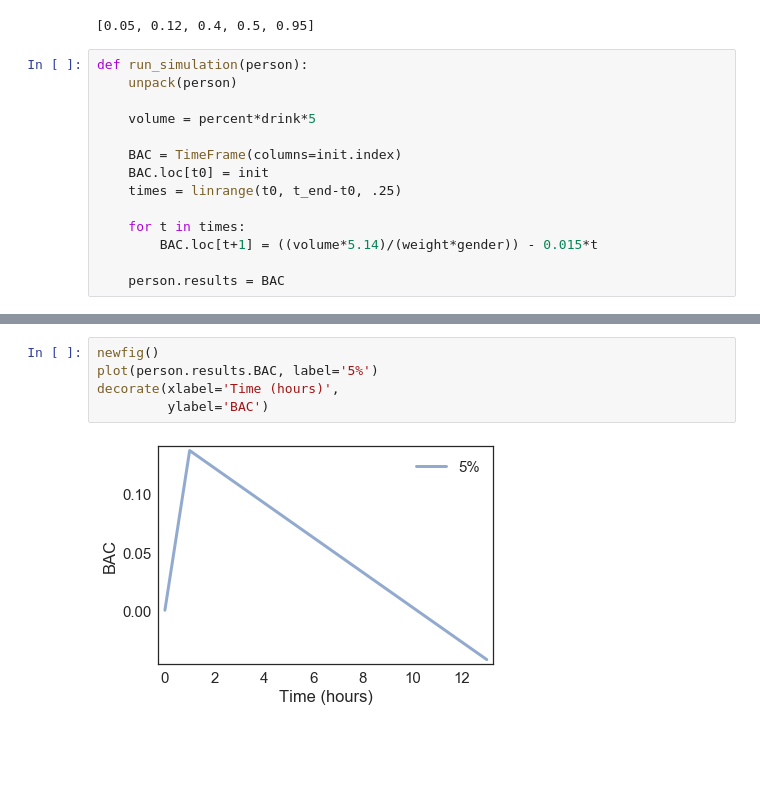
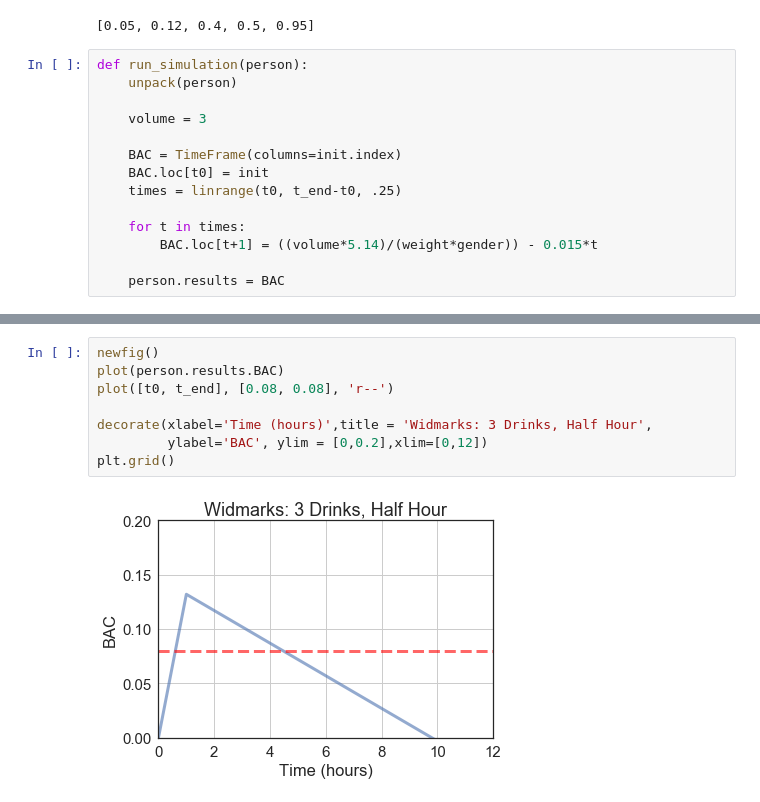
Before and after one commit to AlexFrye/ModSimPy, a Jupyter notebook: code/Project 2.ipynb, the cells around one changed output, grey strips where cells are left out. Saved outputs shown, nothing was run; the diff lists cells and outputs as text; blank space fills up the shorter version.

```diff
--- a/code/Project 2.ipynb
+++ b/code/Project 2.ipynb
@@ -59,7 +59,7 @@ drinks
 def run_simulation(person):
     unpack(person)
 
-    volume = percent*drink*5
+    volume = 3
 
     BAC = TimeFrame(columns=init.index)
     BAC.loc[t0] = init
@@ -93,7 +93,10 @@ person.results
 # %%
 newfig()
-plot(person.results.BAC, label='5%')
-decorate(xlabel='Time (hours)',
-         ylabel='BAC')
+plot(person.results.BAC)
+plot([t0, t_end], [0.08, 0.08], 'r--')
+
+decorate(xlabel='Time (hours)',title = 'Widmarks: 3 Drinks, Half Hour',
+         ylabel='BAC', ylim = [0,0.2],xlim=[0,12])
+plt.grid()
 # %% [output]
-[figure, old version]
+[figure, new version]
```
Also changed, not shown: parts of 1 cell of this notebook, 17 other files.
